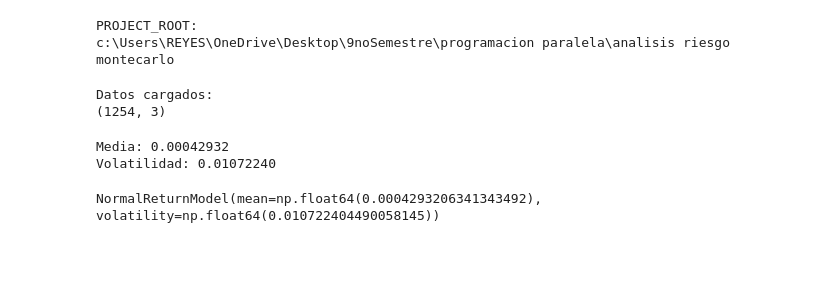
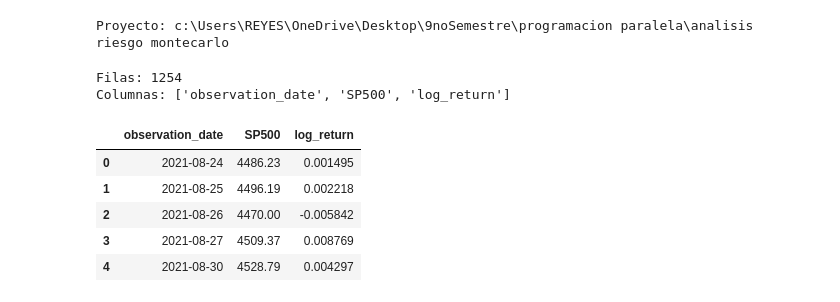
Before and after one commit to 010213reyes/Parallel-Financial-Risk-Simulator, a Jupyter notebook: notebooks/03_simulacion_secuencial.ipynb, the cells around one changed output. Drawn from its saved outputs; the diff is of its cells as text; code cells hidden in the pictures; blank space fills up the shorter version.

```diff
--- a/notebooks/03_simulacion_secuencial.ipynb
+++ b/notebooks/03_simulacion_secuencial.ipynb
@@ -25,11 +24,11 @@ PROJECT_ROOT = Path.cwd().parent
 if str(PROJECT_ROOT) not in sys.path:
     sys.path.insert(0, str(PROJECT_ROOT))
 
-print("PROJECT_ROOT:")
-print(PROJECT_ROOT)
+print(
+    f"Proyecto: {PROJECT_ROOT}"
+)
 # %% [output]
-PROJECT_ROOT:
-c:\Users\REYES\OneDrive\Desktop\9noSemestre\programacion paralela\analisis riesgo montecarlo
+Proyecto: c:\Users\REYES\OneDrive\Desktop\9noSemestre\programacion paralela\analisis riesgo montecarlo
 # %%
 import numpy as np
 import pandas as pd
@@ -44,41 +36,45 @@ from src.simulation.sequential import (
 # %%
-PROCESSED_DATA_PATH = (
-    PROJECT_ROOT
-    / "data"
-    / "processed"
-    / "sp500_returns.csv"
+from src.data.loader import load_csv
+
+from src.simulation.model import (
+    NormalReturnModel,
 )
 
-if not PROCESSED_DATA_PATH.exists():
-    raise FileNotFoundError(
-        f"No se encontró:\n{PROCESSED_DATA_PATH}"
-    )
-
-returns_data = load_csv(
-    PROCESSED_DATA_PATH
+from src.simulation.sequential import (
+    SimulationConfig,
+    simulate_sequential,
 )
-
-print("Datos cargados:")
-print(returns_data.shape)
-# %% [output]
-Datos cargados:
-(1254, 3)
 # %%
-mean_return = returns_data["log_return"].mean()
-volatility = returns_data["log_return"].std()
+PROCESSED_DATA_PATH = (
+    PROJECT_ROOT
+    / "data"
+    / "processed"
+    / "sp500_returns.csv"
+)
 
-print(f"Media: {mean_return:.8f}")
-print(f"Volatilidad: {volatility:.8f}")
+returns_data = load_csv(
+    PROCESSED_DATA_PATH
+)
+
+print(
+    "Filas:",
+    len(returns_data),
+)
+
+print(
+    "Columnas:",
+    list(returns_data.columns),
+)
 # %% [output]
-Media: 0.00042932
-Volatilidad: 0.01072240
+Filas: 1254
+Columnas: ['observation_date', 'SP500', 'log_return']
 # %%
-model = NormalReturnModel(
-    mean=mean_return,
-    volatility=volatility,
-)
-
-print(model)
+returns_data.head()
 # %% [output]
-NormalReturnModel(mean=np.float64(0.0004293206341343492), volatility=np.float64(0.010722404490058145))
+|  | observation_date | SP500 | log_return |
+| 0 | 2021-08-24 | 4486.23 | 0.001495 |
+| 1 | 2021-08-25 | 4496.19 | 0.002218 |
+| 2 | 2021-08-26 | 4470.00 | -0.005842 |
+| 3 | 2021-08-27 | 4509.37 | 0.008769 |
+| 4 | 2021-08-30 | 4528.79 | 0.004297 |
 # %%
```
Also changed, not shown: parts of 30 cells of this notebook, 1 other file.
